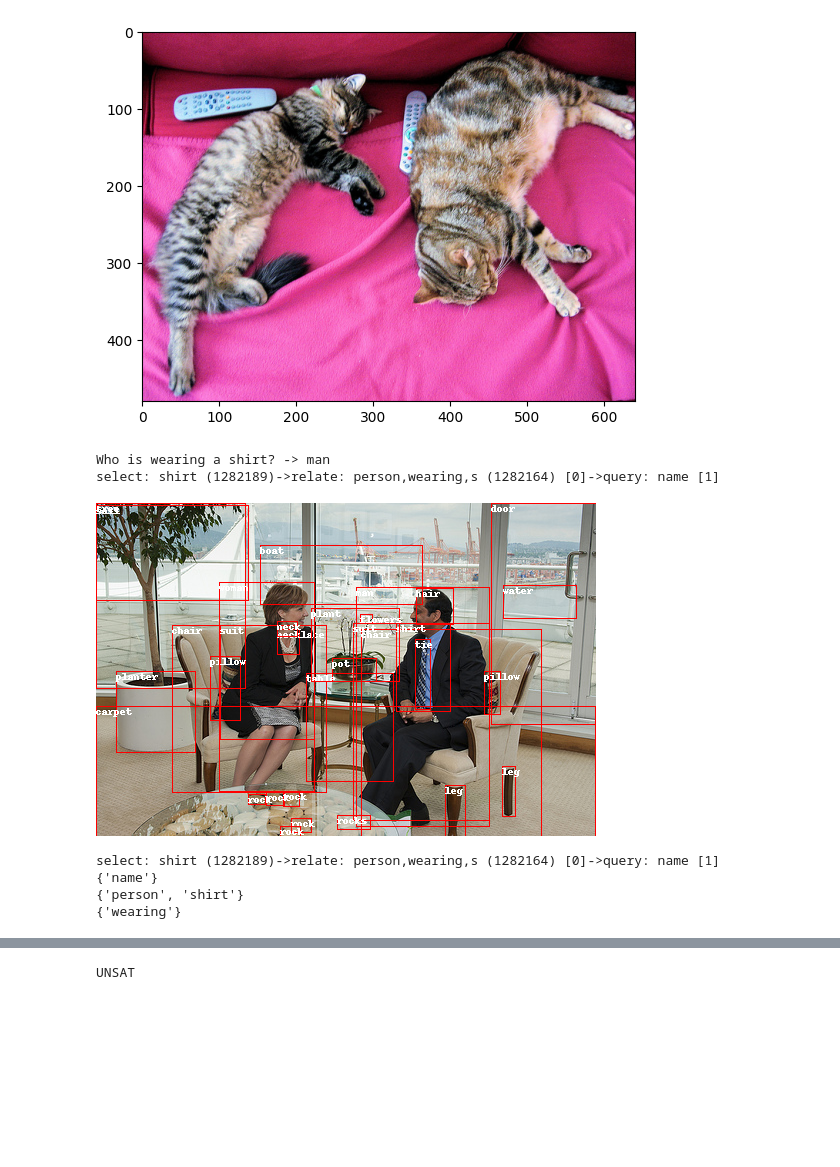
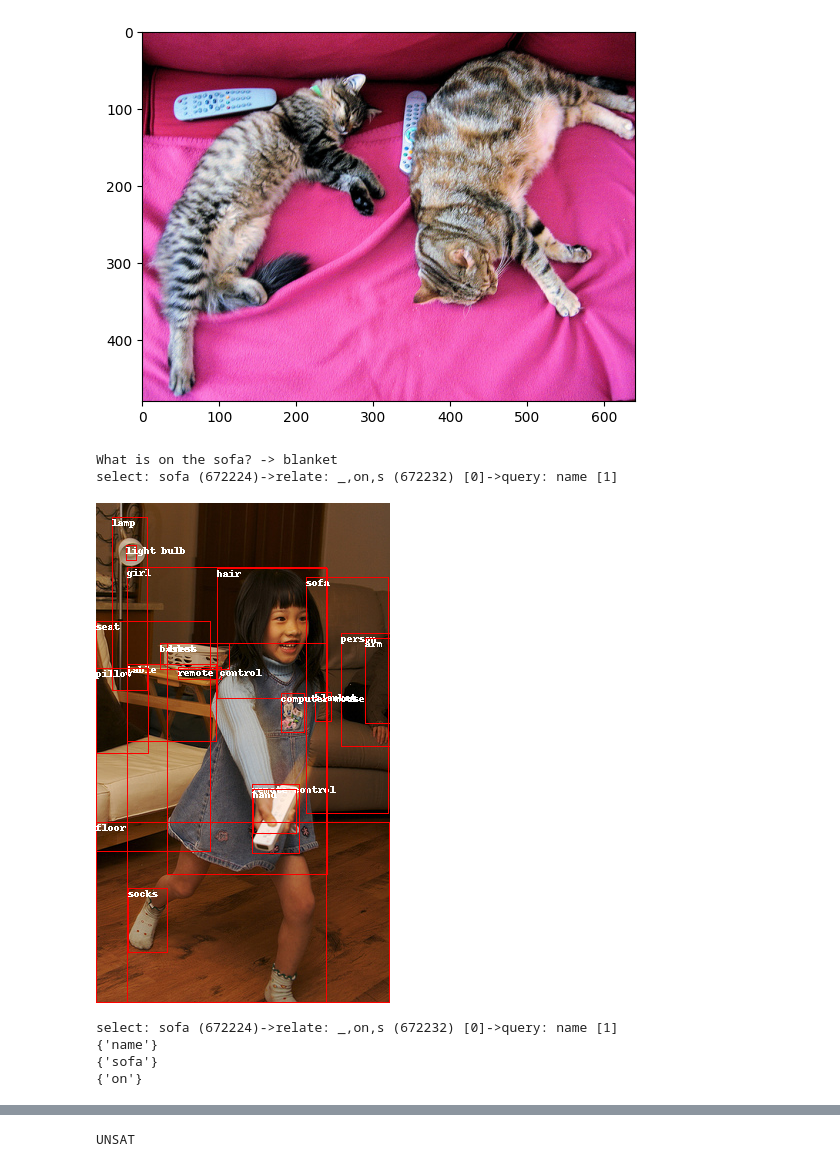
Before and after one commit to winnedatsch/tuw-master-thesis, a Jupyter notebook: notebooks/clip.ipynb, the cells around one changed output, grey strips where cells are left out. Saved outputs shown, nothing was run; the diff lists cells and outputs as text; code cells hidden in the pictures; blank space fills up the shorter version.

```diff
--- a/notebooks/clip.ipynb
+++ b/notebooks/clip.ipynb
@@ -135,33 +135,33 @@ def extract_relations(question):
 # %%
 from PIL import Image, ImageDraw
 
 with open("../data/questions/train_sampled_questions_2000.json") as f:
    questions = list(json.load(f).values())
 
-question = questions[1]
+question = questions[4]
 print(f"{question['question']} -> {question['answer']}")
 print(question['semanticStr'])
 image = Image.open(f"../data/images/{question['imageId']}.jpg")
 
 draw = ImageDraw.Draw(image)
 
 for object in question['sceneGraph']['objects'].values():
    object_crop = image.crop((object['x'], object['y'], object['x']+object['w'], object['y']+object['h']))
    draw.rectangle((object['x'], object['y'], object['x']+object['w'], object['y']+object['h']), outline="red", width=1)
    draw.text((object['x'], object['y']), object["name"], fill="white")
 
 image
 # %% [output]
-Who is wearing a shirt? -> man
-select: shirt (1282189)->relate: person,wearing,s (1282164) [0]->query: name [1]
+What is on the sofa? -> blanket
+select: sofa (672224)->relate: _,on,s (672232) [0]->query: name [1]
-[figure, old version]
+[figure, new version]
 # %%
 print(question['semanticStr'])
 print(extract_attributes(question))
 print(extract_classes(question))
 print(extract_relations(question))
 # %% [output]
-select: shirt (1282189)->relate: person,wearing,s (1282164) [0]->query: name [1]
+select: sofa (672224)->relate: _,on,s (672232) [0]->query: name [1]
 {'name'}
-{'person', 'shirt'}
-{'wearing'}
+{'sofa'}
+{'on'}
```
Also changed, not shown: parts of 6 cells of this notebook, 2 other files.
